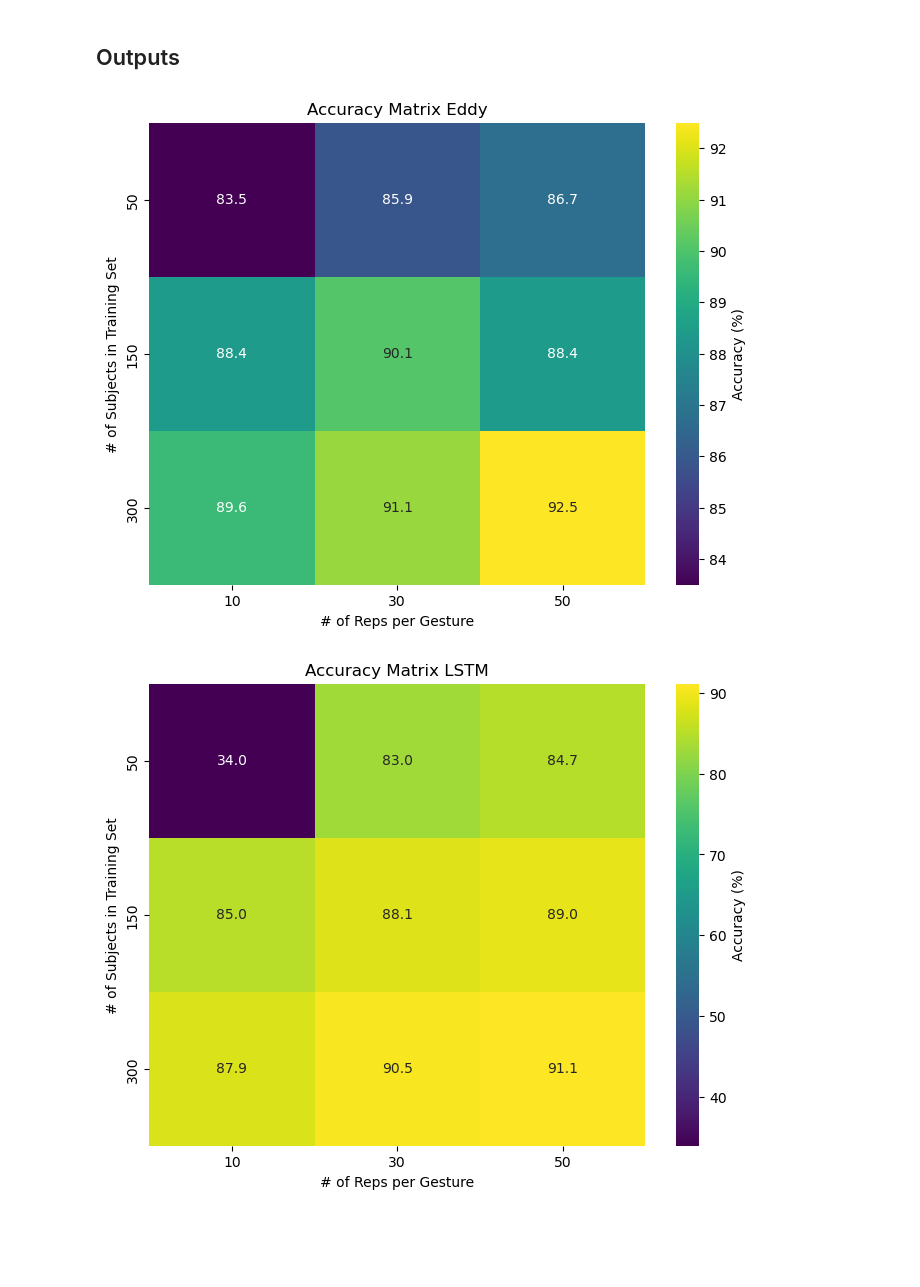
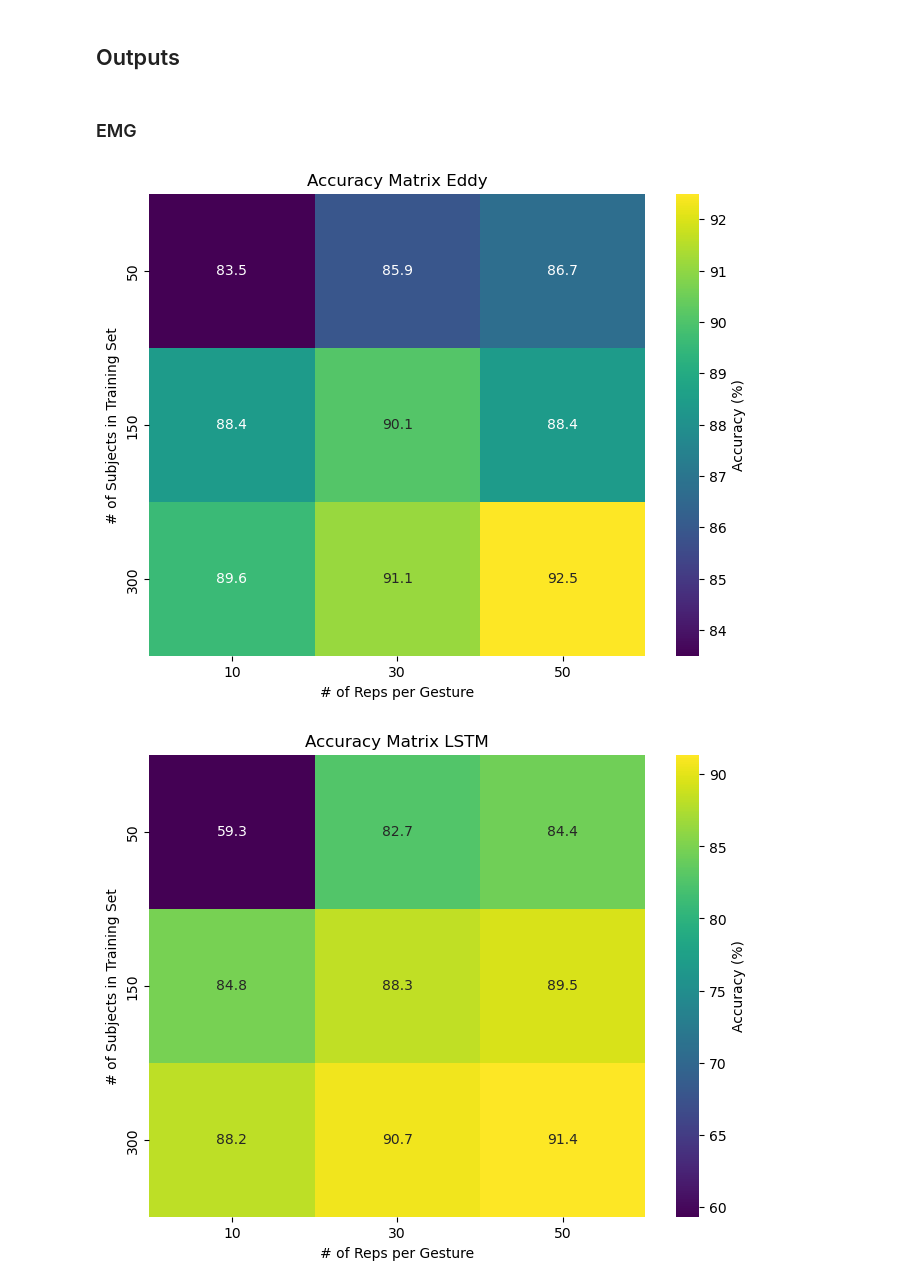
Before and after one commit to johannesrathgeb/discrete-hand-gesture-recognition, a Jupyter notebook: plotting.ipynb, the cells around one changed output. Drawn from its saved outputs; the diff is of its cells as text; code cells hidden in the pictures; blank space fills up the shorter version.

```diff
--- a/plotting.ipynb
+++ b/plotting.ipynb
@@ -13,17 +13,36 @@ accuracy_matrix_og = np.array([
 
 #LSTM - ca 14h 50min
 accuracy_matrix_lstm = np.array([
-    [34.0, 83.0, 84.7],  # 50 users, 10, 30, 50 reps
-    [85.0, 88.1, 89.0],  # 150 users, 10, 30, 50 reps
-    [87.9, 90.5, 91.1],  # 300 users, 10, 30, 50 reps
+    [59.301, 82.655, 84.434],  # 50 users, 10, 30, 50 reps
+    [84.845, 88.343, 89.478],  # 150 users, 10, 30, 50 reps
+    [88.174, 90.701, 91.364],  # 300 users, 10, 30, 50 reps
 ])
+
+accuracy_matrix_lstm_pretrained = np.array([
+    [50.474, 82.402, 84.736],  # 50 users, 10, 30, 50 reps
+    [85.676, 88.317, 89.628],  # 150 users, 10, 30, 50 reps
+    [88.502, 90.83, 91.583],  # 300 users, 10, 30, 50 reps
+])
+
+difference_matrix_lstm = accuracy_matrix_lstm_pretrained -accuracy_matrix_lstm
 
 #CNN-LSTM - ca 7h 20min
 accuracy_matrix_cnnlstm = np.array([
-    [36.0, 68.6, 82.1],  # 50 users, 10, 30, 50 reps
-    [62.7, 90.3, 91.5],  # 150 users, 10, 30, 50 reps
-    [87.1, 93.0, 93.8],  # 300 users, 10, 30, 50 reps
+    [36.006, 68.641, 82.049],  # 50 users, 10, 30, 50 reps
+    [62.666, 90.261, 91.532],  # 150 users, 10, 30, 50 reps
+    [87.147, 93.0, 93.802],  # 300 users, 10, 30, 50 reps
 ])
+
+accuracy_matrix_cnnlstm_pretrained = np.array([
+    [38.695, 73.764, 83.594],  # 50 users, 10, 30, 50 reps
+    [70.186, 90.184, 91.738],  # 150 users, 10, 30, 50 reps
+    [88.108, 93.133, 93.996],  # 300 users, 10, 30, 50 reps
+])
+
+difference_matrix_cnnlstm = accuracy_matrix_cnnlstm_pretrained -accuracy_matrix_cnnlstm
+
+
+
 
 #Fused-CNN - ca 17h 30min
 accuracy_matrix_cnn = np.array([
@@ -61,12 +80,14 @@ labels = {
 }
 # %% [markdown]
 ## Outputs
+# %% [markdown]
+### EMG
 # %%
 plot_matrix_seaborn(accuracy_matrix_og, "Accuracy Matrix Eddy", labels)
 plot_matrix_seaborn(accuracy_matrix_lstm, "Accuracy Matrix LSTM", labels)
 plot_matrix_seaborn(accuracy_matrix_cnnlstm, "Accuracy Matrix CNN-LSTM", labels)
-plot_matrix_seaborn(accuracy_matrix_cnn, "Accuracy Matrix Fused-CNN", labels)
+# plot_matrix_seaborn(accuracy_matrix_cnn, "Accuracy Matrix Fused-CNN", labels)
 # %% [output]
 [figure]
-[figure, old version]
+[figure, new version]
 [figure]
```
Also changed, not shown: parts of 5 cells of this notebook, 6 other files.
